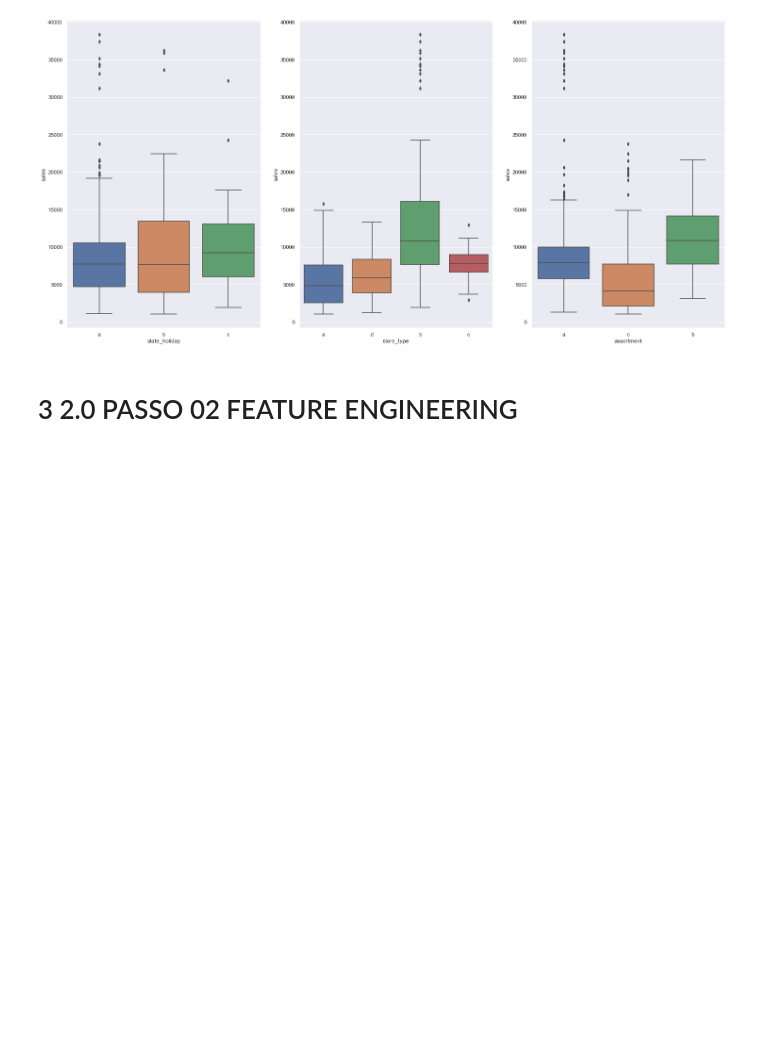
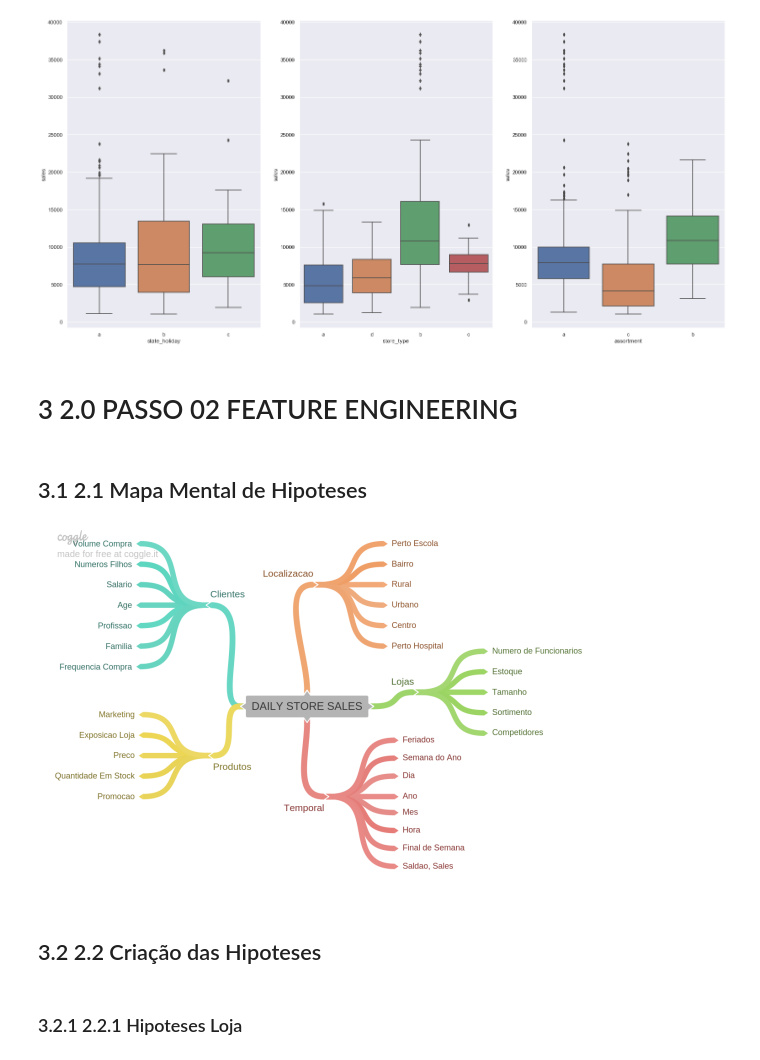
Before and after one commit to carlosandradeds/store_sales_predict, a Jupyter notebook: notebooks/02_house_predictions.ipynb, the cells around one changed output. Drawn from its saved outputs; the diff is of its cells as text; code cells hidden in the pictures; blank space fills up the shorter version.

Commit message:
hipoteses de negocio

```diff
--- a/notebooks/02_house_predictions.ipynb
+++ b/notebooks/02_house_predictions.ipynb
@@ -261,3 +262,13 @@ sns.boxplot(x='assortment', y='sales', data=aux)
 # 3 2.0 PASSO 02 FEATURE ENGINEERING
 # %%
 df2 = df1.copy()
+# %% [markdown]
+## 3.1 2.1 Mapa Mental de Hipoteses
+# %%
+Image('C:/Users/kaka/Projetos_DS/store_sales_predict/img/mindmap.png')
+# %% [output]
+[figure, added]
+# %% [markdown]
+## 3.2 2.2 Criação das Hipoteses
+# %% [markdown]
+### 3.2.1 2.2.1 Hipoteses Loja
```
Also changed, not shown: parts of 10 cells of this notebook, 1 other file.
